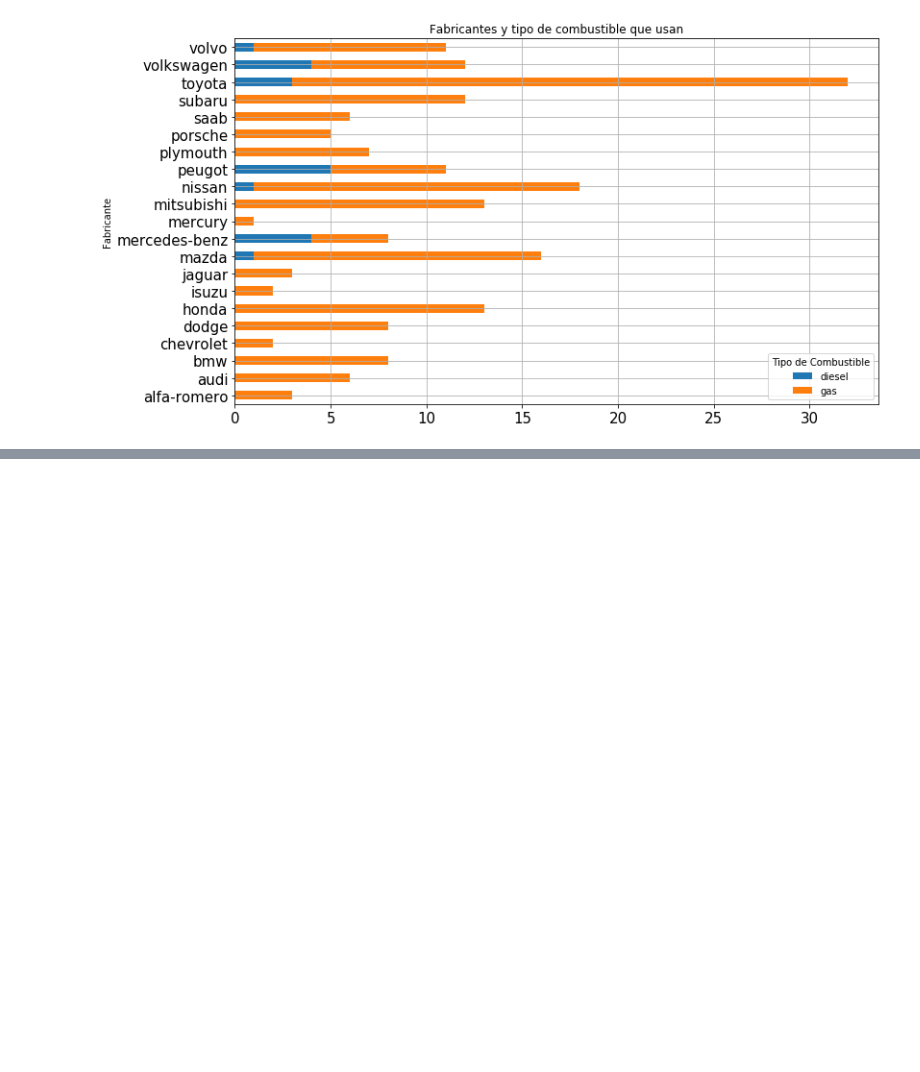
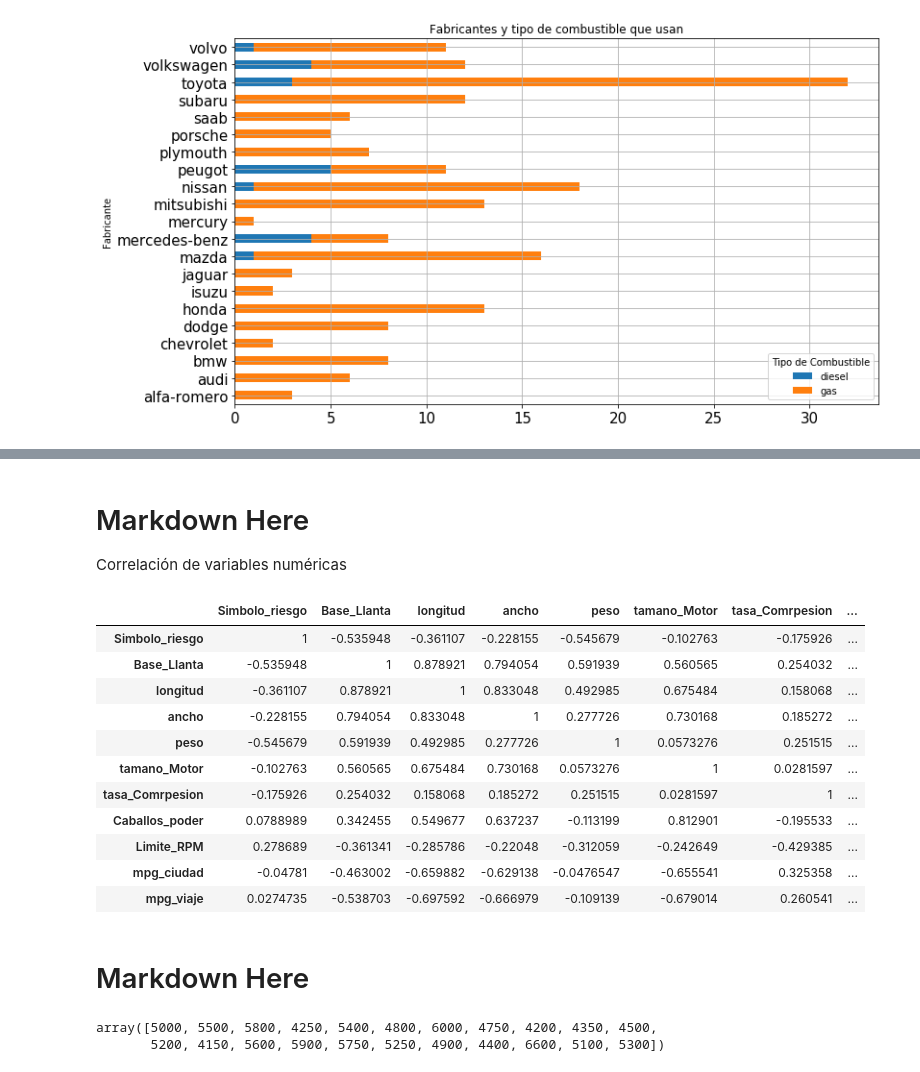
Before and after one commit to Manolomon/automobile-analysis, a Jupyter notebook: analysis.ipynb, the cells around one changed output, grey strips where cells are left out. Drawn from its saved outputs; the diff is of its cells as text; code cells hidden in the pictures; blank space fills up the shorter version.

```diff
--- a/analysis.ipynb
+++ b/analysis.ipynb
@@ -85,0 +118,27 @@ plt.show()
+# %% [markdown]
+# Markdown Here
+
+Correlación de variables numéricas
+# %%
+corr = df.corr()
+corr.style.background_gradient(cmap='coolwarm')
+# %% [output]
+|  | Simbolo_riesgo | Base_Llanta | longitud | ancho | peso | tamano_Motor | tasa_Comrpesion | ... |
+| Simbolo_riesgo | 1 | -0.535948 | -0.361107 | -0.228155 | -0.545679 | -0.102763 | -0.175926 | ... |
+| Base_Llanta | -0.535948 | 1 | 0.878921 | 0.794054 | 0.591939 | 0.560565 | 0.254032 | ... |
+| longitud | -0.361107 | 0.878921 | 1 | 0.833048 | 0.492985 | 0.675484 | 0.158068 | ... |
+| ancho | -0.228155 | 0.794054 | 0.833048 | 1 | 0.277726 | 0.730168 | 0.185272 | ... |
+| peso | -0.545679 | 0.591939 | 0.492985 | 0.277726 | 1 | 0.0573276 | 0.251515 | ... |
+| tamano_Motor | -0.102763 | 0.560565 | 0.675484 | 0.730168 | 0.0573276 | 1 | 0.0281597 | ... |
+| tasa_Comrpesion | -0.175926 | 0.254032 | 0.158068 | 0.185272 | 0.251515 | 0.0281597 | 1 | ... |
+| Caballos_poder | 0.0788989 | 0.342455 | 0.549677 | 0.637237 | -0.113199 | 0.812901 | -0.195533 | ... |
+| Limite_RPM | 0.278689 | -0.361341 | -0.285786 | -0.22048 | -0.312059 | -0.242649 | -0.429385 | ... |
+| mpg_ciudad | -0.04781 | -0.463002 | -0.659882 | -0.629138 | -0.0476547 | -0.655541 | 0.325358 | ... |
+| mpg_viaje | 0.0274735 | -0.538703 | -0.697592 | -0.666979 | -0.109139 | -0.679014 | 0.260541 | ... |
+# %% [markdown]
+# Markdown Here
+# %%
+df['Limite_RPM'].unique()
+# %% [output]
+array([5000, 5500, 5800, 4250, 5400, 4800, 6000, 4750, 4200, 4350, 4500,
+       5200, 4150, 5600, 5900, 5750, 5250, 4900, 4400, 6600, 5100, 5300])
```
Also changed, not shown: parts of 11 cells of this notebook.
